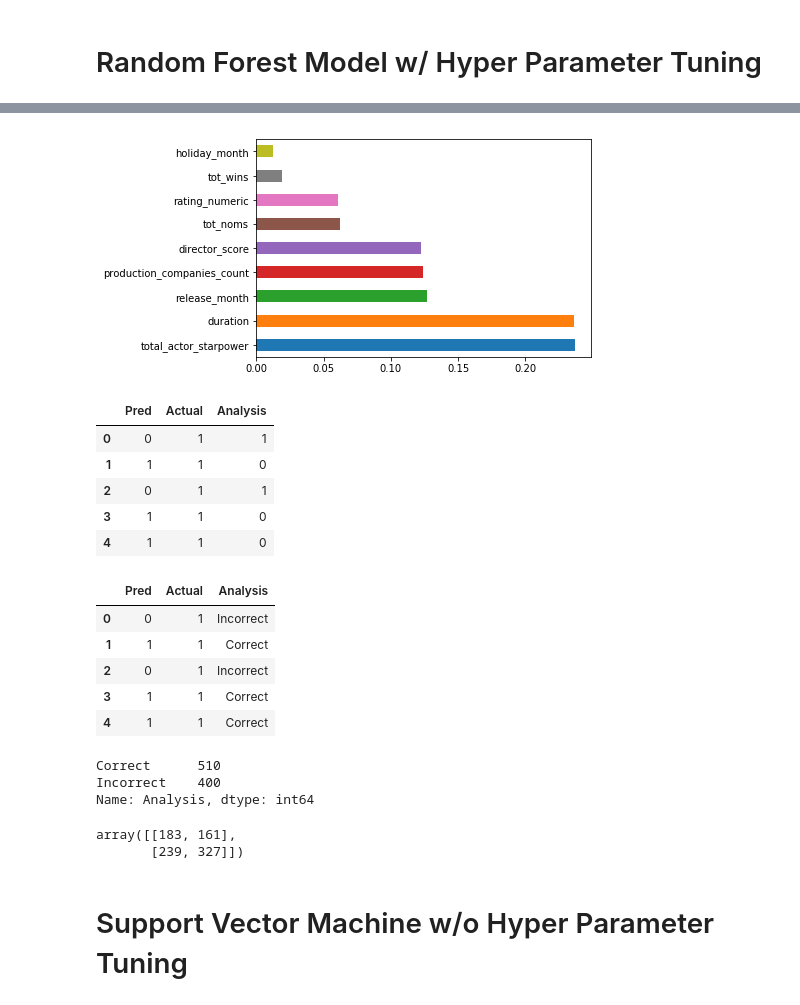
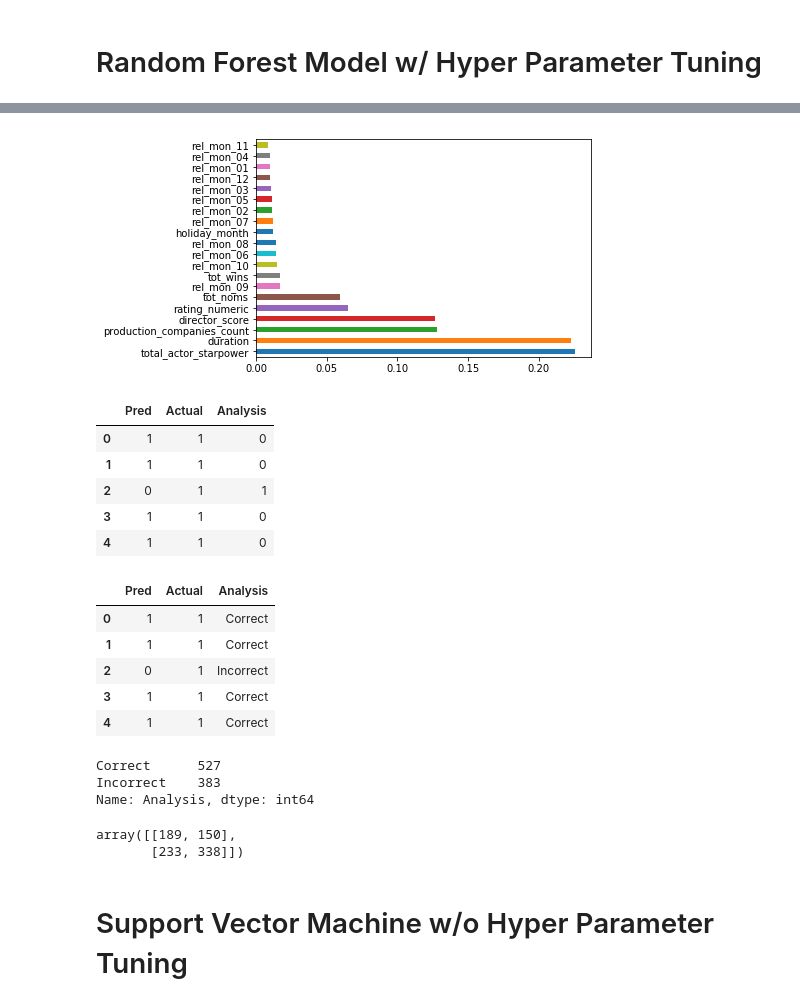
Before and after one commit to styrofomeBoots/project_3, a Jupyter notebook: bryan_workbook.ipynb, the cells around one changed output, grey strips where cells are left out. Cells and saved outputs as stored; diff of their text form; code cells hidden in the pictures.

```diff
--- a/bryan_workbook.ipynb
+++ b/bryan_workbook.ipynb
@@ -70,8 +70,9 @@ vote_count
 # %%
 # create table for model purposes
 modelDf = movieDf[["duration","facenumber_in_poster","rating_numeric","budget","revenue","gross_margin",
-                   "successful","director_score","production_companies_count","total_actor_starpower","release_month",
-                   "holiday_month","tot_wins","tot_noms"]]
+                   "successful","director_score","production_companies_count","total_actor_starpower","rel_mon_01",
+                   "rel_mon_02", "rel_mon_03", "rel_mon_04", "rel_mon_05", "rel_mon_06", "rel_mon_07", "rel_mon_08",
+                   "rel_mon_09", "rel_mon_10", "rel_mon_11", "rel_mon_12","holiday_month","tot_wins","tot_noms"]]
 modelDf = modelDf.dropna()
 modelDf.head(10)
 # %% [output]
@@ -94,8 +96,10 @@ modelDf["successful"].value_counts()
 Name: successful, dtype: int64
 # %%
 # Assign X (data) and y (target)
-X = modelDf[["duration","release_month","rating_numeric","director_score","production_companies_count","total_actor_starpower",
-             "tot_wins","tot_noms","holiday_month"]]
+X = modelDf[["duration","rel_mon_01","rel_mon_02", "rel_mon_03", "rel_mon_04", "rel_mon_05", "rel_mon_06",
+             "rel_mon_07", "rel_mon_08", "rel_mon_09", "rel_mon_10", "rel_mon_11", "rel_mon_12","rating_numeric",
+             "director_score","production_companies_count","total_actor_starpower","tot_wins","tot_noms",
+             "holiday_month"]]
 y = modelDf["successful"].values.reshape(-1, 1)
 print(X.shape, y.shape)
 # %% [output]
@@ -284,7 +288,7 @@ rf1 = RandomForestClassifier()
 # %%
 #Hyper Parameters Set for decision tree
 params = {'criterion':['gini','entropy'],
-          'n_estimators':[50,100,200,500,1000],
+          'n_estimators':[50,100,500,1000],
           'min_samples_leaf':[1,2,3],
           'min_samples_split':[3,4,5,6,7],
           'random_state':[123],
@@ -337,10 +343,10 @@ Tuned RF Model Feature Importances:
 # %%
 #plot graph of feature importances for better visualization
 feat_importances = pd.Series(modelRf1.best_estimator_.feature_importances_, index=X.columns)
-feat_importances.nlargest(10).plot(kind='barh')
+feat_importances.nlargest(20).plot(kind='barh')
 plt.show()
 # %% [output]
-[figure, old version]
+[figure, new version]
 # %%
 # make predicitions based on x test scaled data
 predictions = modelRf1.predict(X_test_scaled)
@@ -355,7 +361,7 @@ df["Analysis"] = df["Actual"]-df["Pred"]
 df.head()
 # %% [output]
 |  | Pred | Actual | Analysis |
-| 0 | 0 | 1 | 1 |
+| 0 | 1 | 1 | 0 |
 | 1 | 1 | 1 | 0 |
 | 2 | 0 | 1 | 1 |
 | 3 | 1 | 1 | 0 |
@@ -366,7 +372,7 @@ df["Analysis"] = df["Analysis"].map({1:"Incorrect",-1:"Incorrect",0:"Correct"})
 df.head()
 # %% [output]
 |  | Pred | Actual | Analysis |
-| 0 | 0 | 1 | Incorrect |
+| 0 | 1 | 1 | Correct |
 | 1 | 1 | 1 | Correct |
 | 2 | 0 | 1 | Incorrect |
 | 3 | 1 | 1 | Correct |
@@ -374,14 +380,14 @@ df.head()
 # %%
 df["Analysis"].value_counts()
 # %% [output]
-Correct      510
-Incorrect    400
+Correct      527
+Incorrect    383
 Name: Analysis, dtype: int64
 # %%
 metrics.confusion_matrix(predictions,y_test)
 # %% [output]
-array([[183, 161],
-       [239, 327]])
+array([[189, 150],
+       [233, 338]])
 # %% [markdown]
 # Support Vector Machine w/o Hyper Parameter Tuning
 # %%
```
Also changed, not shown: parts of 24 cells of this notebook.
